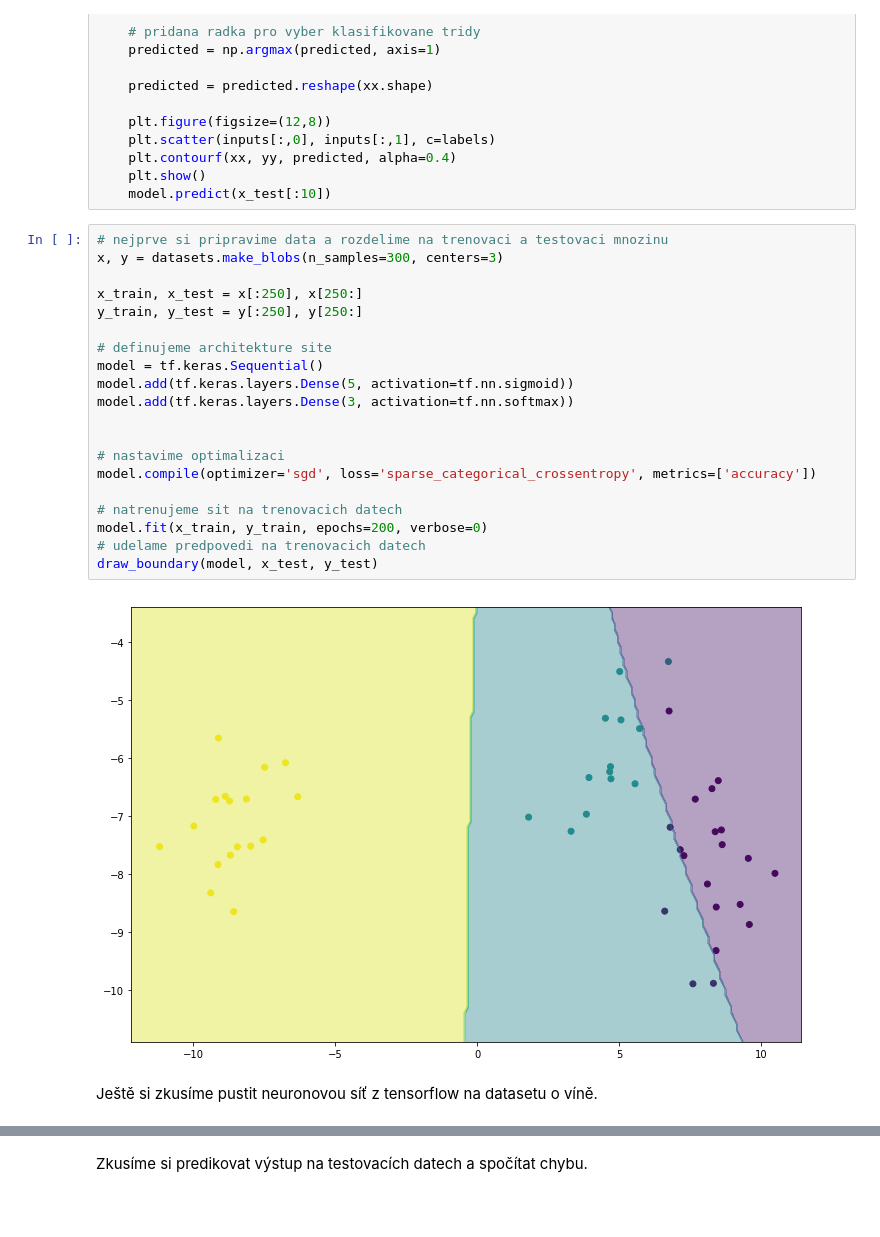
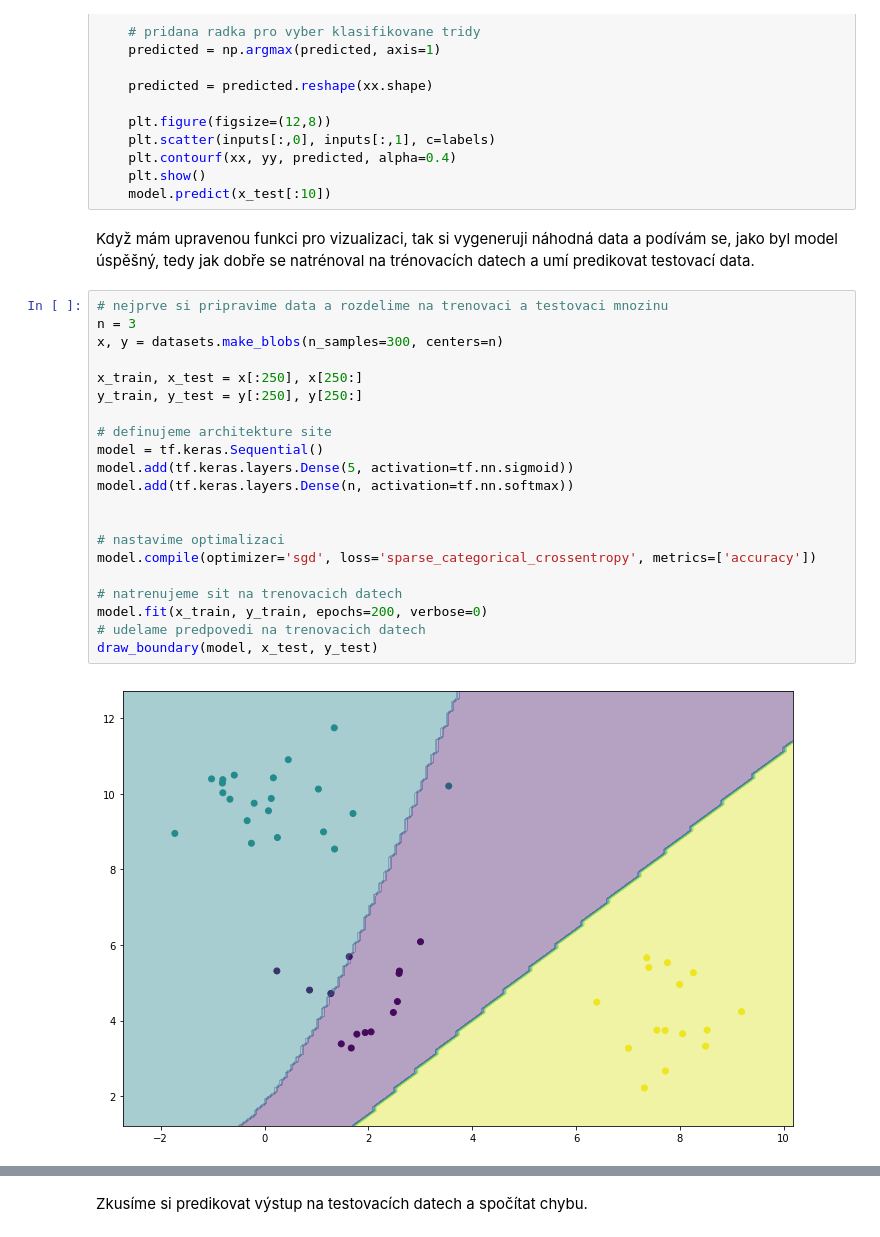
Before and after one commit to rumaak/Prirodou-inspirovane-algoritmy, a Jupyter notebook: 06_neuronky/06_perceptron.ipynb, the cells around one changed output, grey strips where cells are left out. Cells and saved outputs as stored; diff of their text form; blank space fills up the shorter version.

```diff
--- a/06_neuronky/06_perceptron.ipynb
+++ b/06_neuronky/06_perceptron.ipynb
@@ -199,27 +204,28 @@ def draw_boundary(model, inputs, labels):
     plt.contourf(xx, yy, predicted, alpha=0.4)
     plt.show()
     model.predict(x_test[:10])
+# %% [markdown]
+Když mám upravenou funkci pro vizualizaci, tak si vygeneruji náhodná data a podívám se, jako byl model úspěšný, tedy jak dobře se natrénoval na trénovacích datech a umí predikovat testovací data.
 # %%
 # nejprve si pripravime data a rozdelime na trenovaci a testovaci mnozinu
-x, y = datasets.make_blobs(n_samples=300, centers=3)
+n = 3
+x, y = datasets.make_blobs(n_samples=300, centers=n)
 
 x_train, x_test = x[:250], x[250:]
 y_train, y_test = y[:250], y[250:]
 
 # definujeme architekture site
 model = tf.keras.Sequential()
 model.add(tf.keras.layers.Dense(5, activation=tf.nn.sigmoid))
-model.add(tf.keras.layers.Dense(3, activation=tf.nn.softmax))
+model.add(tf.keras.layers.Dense(n, activation=tf.nn.softmax))
 
 
 # nastavime optimalizaci
 model.compile(optimizer='sgd', loss='sparse_categorical_crossentropy', metrics=['accuracy'])
 
 # natrenujeme sit na trenovacich datech
 model.fit(x_train, y_train, epochs=200, verbose=0)
 # udelame predpovedi na trenovacich datech
 draw_boundary(model, x_test, y_test)
 # %% [output]
-[figure, old version]
+[figure, new version]
-# %% [markdown]
-Ještě si zkusíme pustit neuronovou síť z tensorflow na datasetu o víně.
```
Also changed, not shown: parts of 15 cells of this notebook, 2 other files.
